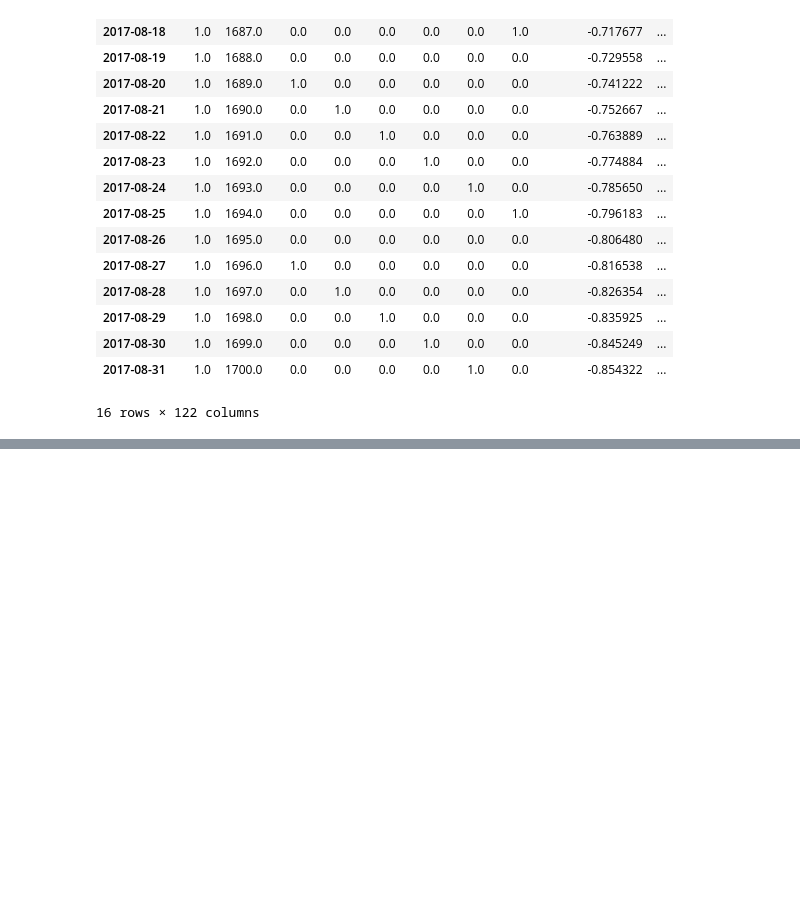
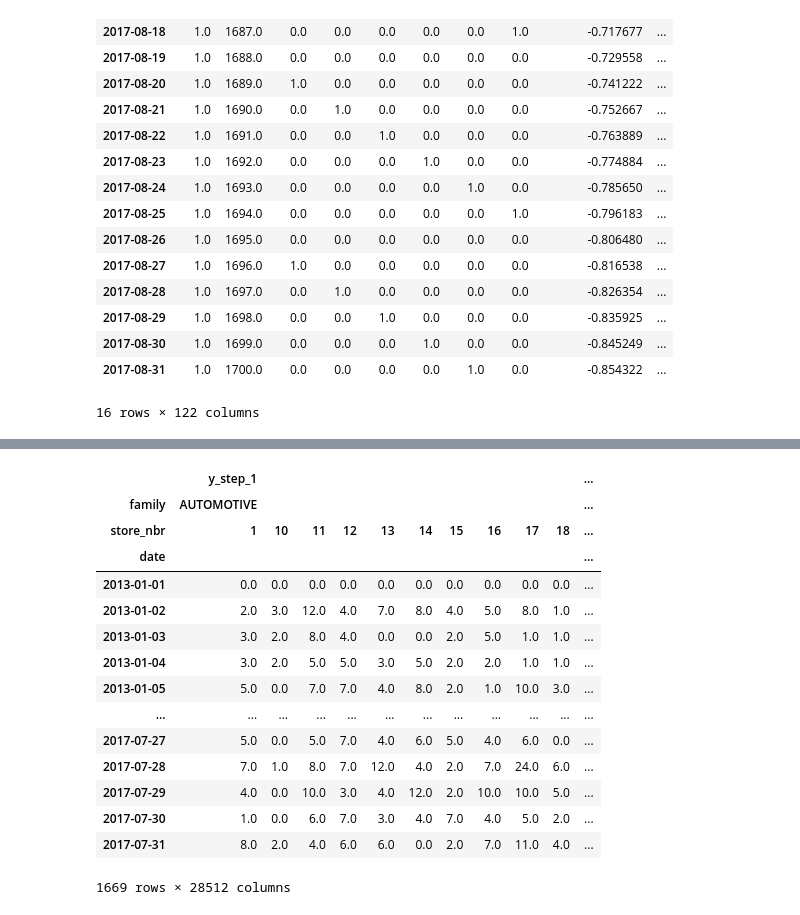
Before and after one commit to Xenoxort/Time-Series-Stores, a Jupyter notebook: Stores_Demo.ipynb, the cells around one changed output, grey strips where cells are left out. Drawn from its saved outputs; the diff is of its cells as text; code cells hidden in the pictures; blank space fills up the shorter version.

```diff
--- a/Stores_Demo.ipynb
+++ b/Stores_Demo.ipynb
@@ -743,0 +803,22 @@ output5 = output5.set_index()
+# %%
+#Get y_multistep
+from learntools.time_series.utils import make_multistep_target
+y_train_multi = make_multistep_target(y_train, 16).dropna()
+y_train_multi
+# %% [output]
+|  | y_step_1 |  |  |  |  |  |  |  |  |  | ... |
+| family | AUTOMOTIVE |  |  |  |  |  |  |  |  |  | ... |
+| store_nbr | 1 | 10 | 11 | 12 | 13 | 14 | 15 | 16 | 17 | 18 | ... |
+| date |  |  |  |  |  |  |  |  |  |  | ... |
+| 2013-01-01 | 0.0 | 0.0 | 0.0 | 0.0 | 0.0 | 0.0 | 0.0 | 0.0 | 0.0 | 0.0 | ... |
+| 2013-01-02 | 2.0 | 3.0 | 12.0 | 4.0 | 7.0 | 8.0 | 4.0 | 5.0 | 8.0 | 1.0 | ... |
+| 2013-01-03 | 3.0 | 2.0 | 8.0 | 4.0 | 0.0 | 0.0 | 2.0 | 5.0 | 1.0 | 1.0 | ... |
+| 2013-01-04 | 3.0 | 2.0 | 5.0 | 5.0 | 3.0 | 5.0 | 2.0 | 2.0 | 1.0 | 1.0 | ... |
+| 2013-01-05 | 5.0 | 0.0 | 7.0 | 7.0 | 4.0 | 8.0 | 2.0 | 1.0 | 10.0 | 3.0 | ... |
+| ... | ... | ... | ... | ... | ... | ... | ... | ... | ... | ... | ... |
+| 2017-07-27 | 5.0 | 0.0 | 5.0 | 7.0 | 4.0 | 6.0 | 5.0 | 4.0 | 6.0 | 0.0 | ... |
+| 2017-07-28 | 7.0 | 1.0 | 8.0 | 7.0 | 12.0 | 4.0 | 2.0 | 7.0 | 24.0 | 6.0 | ... |
+| 2017-07-29 | 4.0 | 0.0 | 10.0 | 3.0 | 4.0 | 12.0 | 2.0 | 10.0 | 10.0 | 5.0 | ... |
+| 2017-07-30 | 1.0 | 0.0 | 6.0 | 7.0 | 3.0 | 4.0 | 7.0 | 4.0 | 5.0 | 2.0 | ... |
+| 2017-07-31 | 8.0 | 2.0 | 4.0 | 6.0 | 6.0 | 0.0 | 2.0 | 7.0 | 11.0 | 4.0 | ... |
+1669 rows × 28512 columns
```
Also changed, not shown: parts of 20 cells of this notebook, 2 other files.
